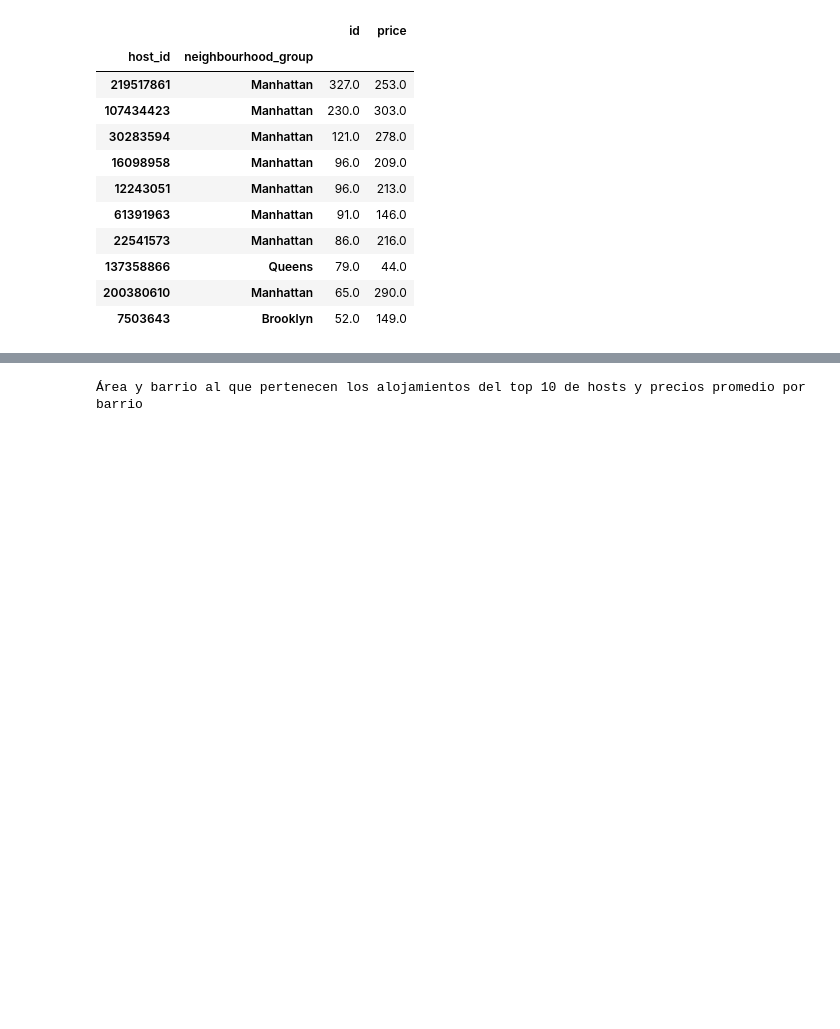
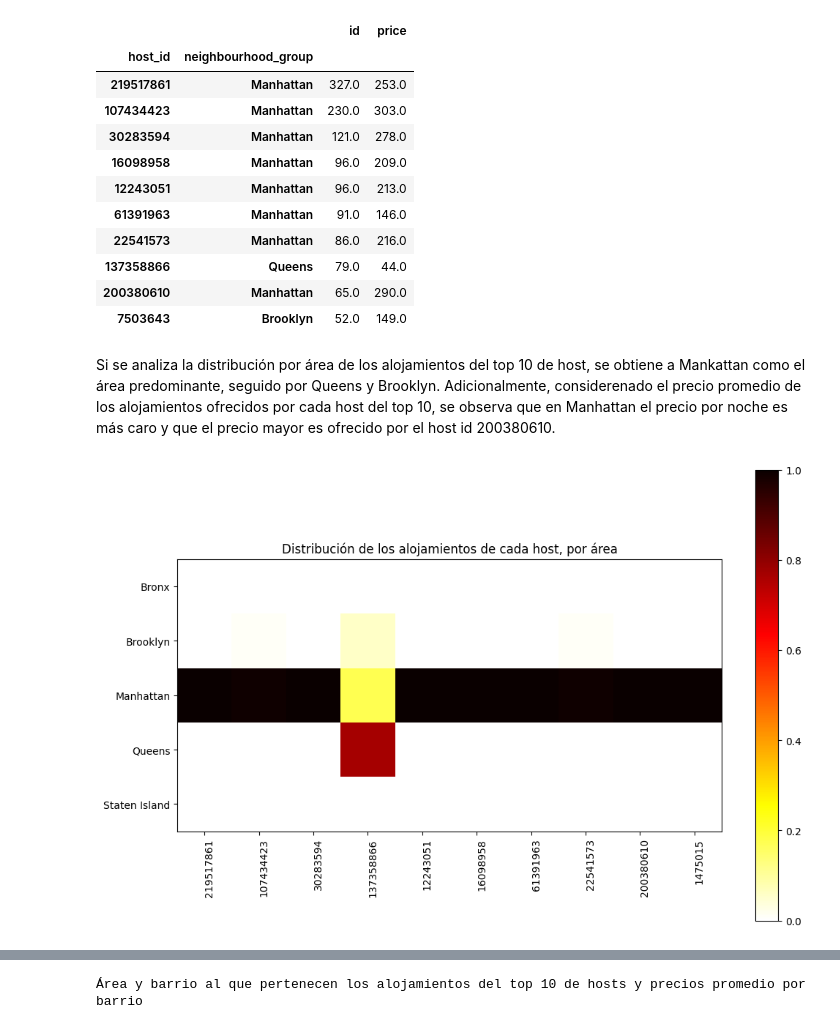
Before and after one commit to anasofiasama/EDA, a Jupyter notebook: src/explore.ipynb, the cells around one changed output, grey strips where cells are left out. Saved outputs shown, nothing was run; the diff lists cells and outputs as text; code cells hidden in the pictures; blank space fills up the shorter version.

```diff
--- a/src/explore.ipynb
+++ b/src/explore.ipynb
@@ -206,5 +215,6 @@ Con respecto a las características de los alojamientos se puede decir que exist
 # %%
 print('Top 10 de host segun cantidad de alojamientos')
-df['host_id'].value_counts(sort=True)[:10] # Top 10 host
+top_10_host=df['host_id'].value_counts(sort=True).to_frame(name='Cantidad')[:10] # Top 10 host
+top_10_host
 # %% [output]
 Top 10 de host segun cantidad de alojamientos
@@ -256,3 +286,24 @@ df_hn
 | 137358866 | Queens | 79.0 | 44.0 |
 | 200380610 | Manhattan | 65.0 | 290.0 |
 | 7503643 | Brooklyn | 52.0 | 149.0 |
+# %% [markdown]
+Si se analiza la distribución por área de los alojamientos del top 10 de host, se obtiene a Mankattan como el área predominante, seguido por Queens y Brooklyn. Adicionalmente, considerenado el precio promedio de los alojamientos ofrecidos por cada host del top 10, se observa que en Manhattan el precio por noche es más caro y que el precio mayor es ofrecido por el host id 200380610.
+# %%
+table=df[['neighbourhood_group','host_id']].pivot_table(index='neighbourhood_group',columns='host_id',values='host_id',aggfunc= len, fill_value=0)[top_10_host.index]
+#table
+# %%
+table_neig=table.apply(lambda x: x/sum(x),axis=0)
+table_host=table.apply(lambda x: x/sum(x),axis=1)
+# %%
+fig, ax = plt.subplots(figsize=(12, 8))
+im = ax.imshow(table_neig, cmap="hot_r")
+ax.set_xticks(np.arange(table_neig.shape[1]))
+ax.set_yticks(np.arange(table_neig.shape[0]))
+ax.set_xticklabels(table_neig.columns.to_list())
+ax.set_yticklabels(table_neig.index.to_list())
+plt.setp(ax.get_xticklabels(), rotation=90, ha="right", rotation_mode="anchor")
+plt.title('Distribución de los alojamientos de cada host, por área')
+plt.colorbar(im)
+plt.show()
+# %% [output]
+[figure, added]
```
Also changed, not shown: parts of 31 cells of this notebook.
